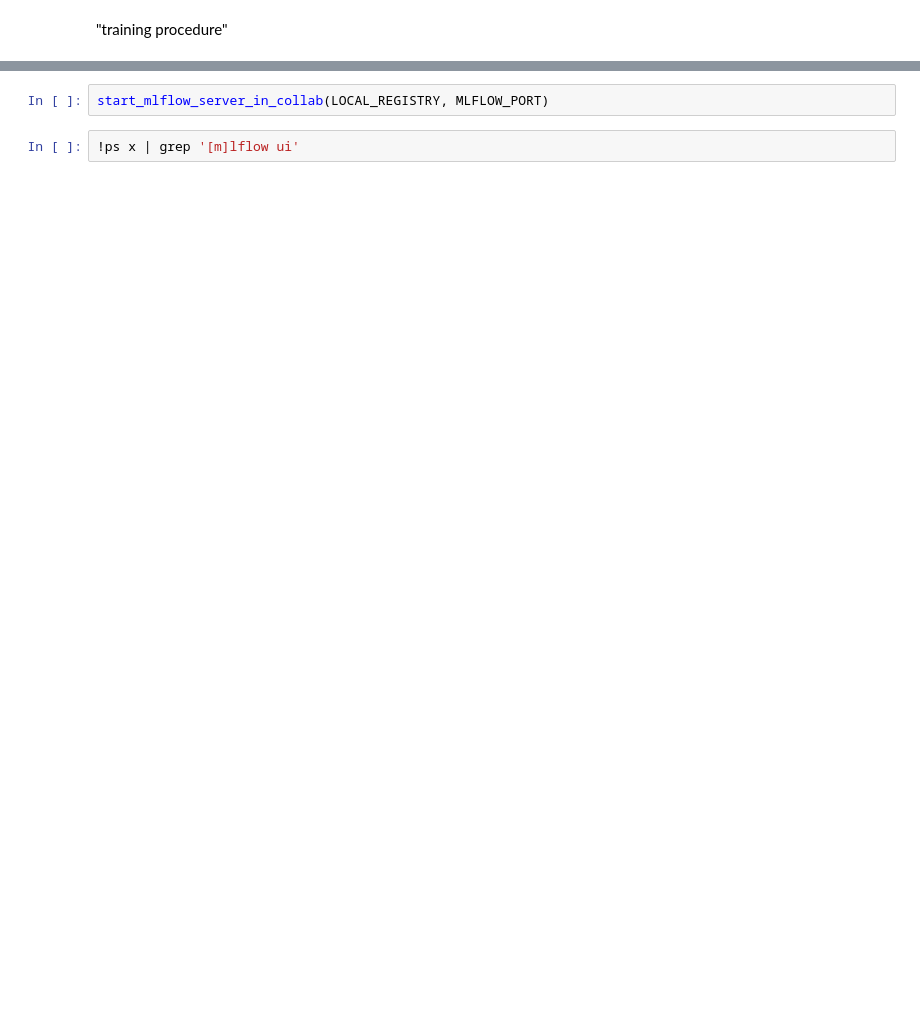
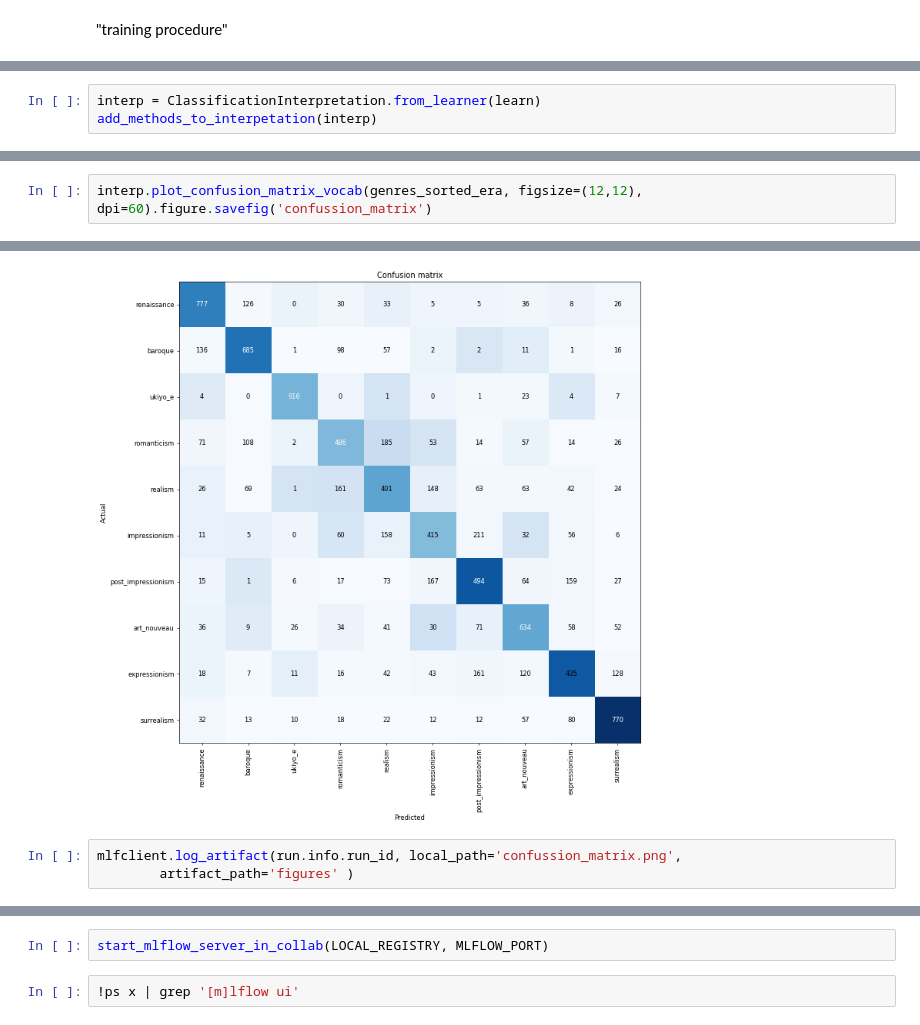
Before and after one commit to leropo00/ml_digital_art, a Jupyter notebook: notebooks/artworks_classification_train_01_baseline_pynb.ipynb, the cells around one changed output, grey strips where cells are left out. Drawn from its saved outputs; the diff is of its cells as text; blank space fills up the shorter version.

```diff
--- a/notebooks/artworks_classification_train_01_baseline_pynb.ipynb
+++ b/notebooks/artworks_classification_train_01_baseline_pynb.ipynb
@@ -119,0 +229,3 @@ runs:/3107788db6b445bbbdc813193bf201eb/fastai_model/fastai_resnet18_01.pkl
+# %%
+interp = ClassificationInterpretation.from_learner(learn)
+add_methods_to_interpetation(interp)
@@ -119,0 +234,3 @@ runs:/3107788db6b445bbbdc813193bf201eb/fastai_model/fastai_resnet18_01.pkl
+# %%
+interp.plot_confusion_matrix_vocab(genres_sorted_era, figsize=(12,12), dpi=60).figure.savefig('confussion_matrix')
+# %% [output]
@@ -119,0 +238,4 @@ runs:/3107788db6b445bbbdc813193bf201eb/fastai_model/fastai_resnet18_01.pkl
+[figure, added]
+# %%
+mlfclient.log_artifact(run.info.run_id, local_path='confussion_matrix.png',
+        artifact_path='figures' )
```
Also changed, not shown: parts of 45 cells of this notebook, 1 other file.
